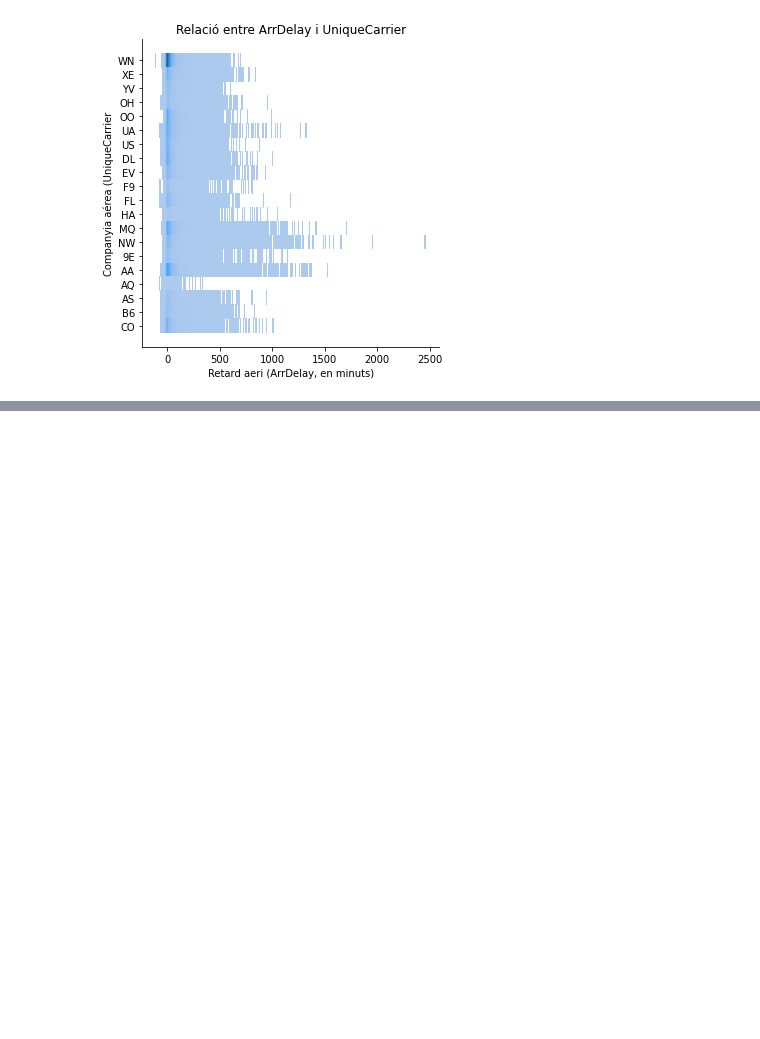
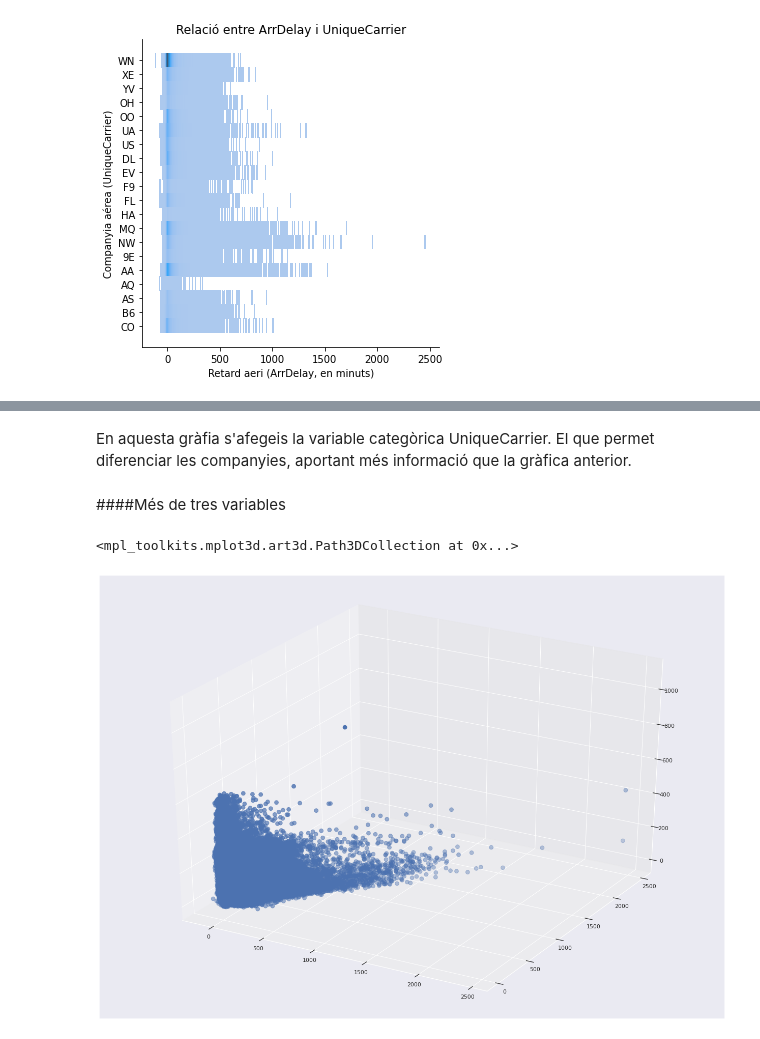
Before and after one commit to davifebdn/visualitzaci-_explorat-ria, a Jupyter notebook: Data_Science_Sprint_3_T01_Visualització_gràfica_d'un_dataset.ipynb, the cells around one changed output, grey strips where cells are left out. Drawn from its saved outputs; the diff is of its cells as text; code cells hidden in the pictures; blank space fills up the shorter version.

```diff
--- a/Data_Science_Sprint_3_T01_Visualització_gràfica_d'un_dataset.ipynb
+++ b/Data_Science_Sprint_3_T01_Visualització_gràfica_d'un_dataset.ipynb
@@ -108,0 +131,13 @@ plt.show()
+# %% [markdown]
+En aquesta gràfia s'afegeis la variable categòrica UniqueCarrier. El que permet diferenciar les companyies, aportant més informació que la gràfica anterior.
+# %% [markdown]
+####Més de tres variables
+# %%
+#Més de tres variables (ArrDelay, DepDelay, AirTime i UniqueCarrier).
+from mpl_toolkits.mplot3d import Axes3D
+fig = plt.figure()
+ax = fig.add_subplot(111, projection='3d')
+ax.scatter(df['ArrDelay'], df['DepDelay'], df['AirTime'], s=60)
+# %% [output]
+<mpl_toolkits.mplot3d.art3d.Path3DCollection at 0x...>
+[figure, added]
```
Also changed, not shown: parts of 9 cells of this notebook.
